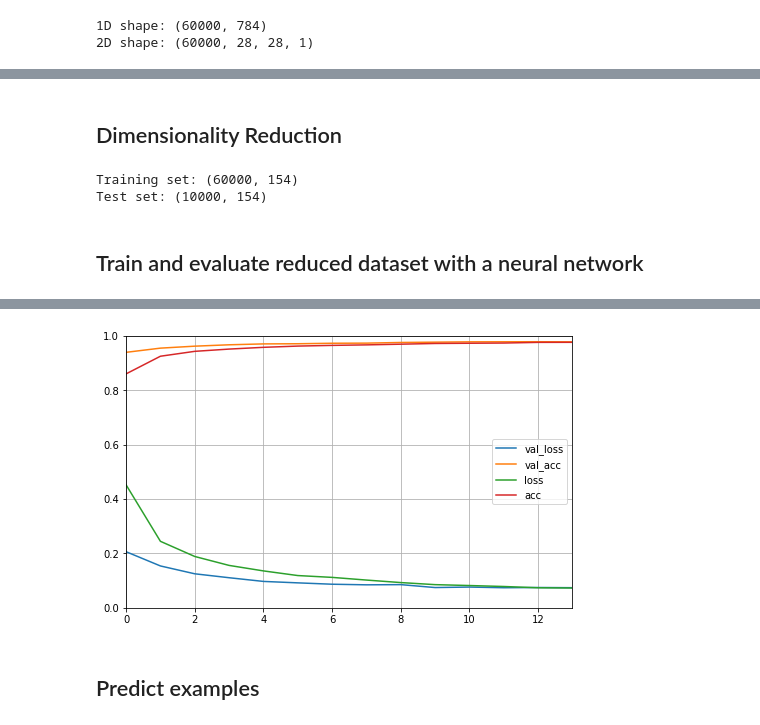
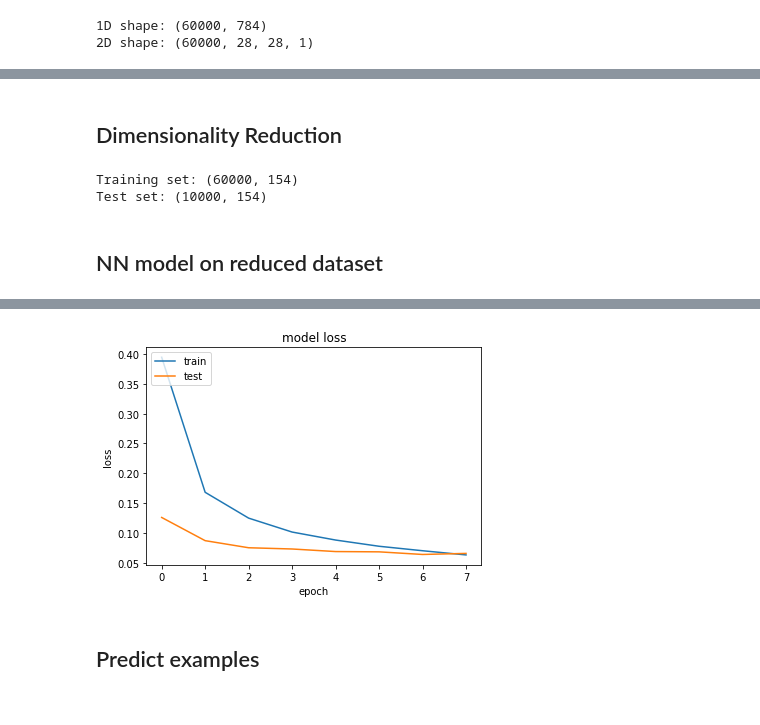
Before and after one commit to jhagelback/ml-sk, a Jupyter notebook: Keras/MNIST Keras.ipynb, the cells around one changed output, grey strips where cells are left out. Cells and saved outputs as stored; diff of their text form; code cells hidden in the pictures.

```diff
--- a/Keras/MNIST Keras.ipynb
+++ b/Keras/MNIST Keras.ipynb
@@ -90,9 +73,16 @@ None
 # %%
+# Create Linear Softmax model
+lin_clf = Sequential()
+lin_clf.add(Dense(10, input_dim=784, activation="softmax"))
+
+# Compile model
+lin_clf.compile(loss="categorical_crossentropy", optimizer="adam", metrics=["accuracy"])
+
 # Start timer
 start = time.time()
 
 # Train model on training data
-lin_clf.fit(X_train_1D, y_train, batch_size=32, epochs=8, verbose=1)
+history = lin_clf.fit(X_train_1D, y_train, batch_size=64, epochs=6, validation_split=0.1, verbose=1)
 # Evaluate model on test data
 score = lin_clf.evaluate(X_test_1D, y_test, verbose=0)
 
@@ -102,4 +92,13 @@ end = time.time()
 # Print results
 print("\nTest Accuracy: {0:0.2f}%".format(score[1] * 100))
 print("Time elapsed: {0:0.2f} sec".format(end - start))
+
+# Plot training history
+plt.plot(history.history['loss'])
+plt.plot(history.history['val_loss'])
+plt.title('model loss')
+plt.ylabel('loss')
+plt.xlabel('epoch')
+plt.legend(['train', 'test'], loc='upper left')
+plt.show()
 # %% [output]
@@ -316,3 +270,3 @@ print(conf_mx)
 # %% [markdown]
-<h2>Dimensionality Reduction</h2>
+## Dimensionality Reduction
 # %%
@@ -330,22 +282,19 @@ print("Test set:",X_test_1D_dr.shape)
 # %% [output]
 Training set: (60000, 154)
 Test set: (10000, 154)
-# %% [markdown]
-<h2>Train and evaluate reduced dataset with a neural network</h2>
+# %% [markdown]
+## NN model on reduced dataset
 # %%
 # Create Neural Net Softmax model for the reduced size dataset
 snn_clf = Sequential()
 # - first Dense
-snn_clf.add(Dense(128, input_dim=154, activation="elu", kernel_initializer="he_normal"))
+snn_clf.add(Dense(128, input_dim=154, activation="relu", kernel_initializer="normal"))
 snn_clf.add(Dropout(0.2))
 # - second Dense
-snn_clf.add(Dense(128, activation="elu", kernel_initializer="he_normal"))
+snn_clf.add(Dense(128, activation="relu", kernel_initializer="normal"))
 snn_clf.add(Dropout(0.2))
 # - output
 snn_clf.add(Dense(10, activation="softmax"))
-
-# Early stopping
-cp = EarlyStopping(patience=2, restore_best_weights=True)
 
 # Compile model
 snn_clf.compile(loss="categorical_crossentropy", optimizer="adam", metrics=["accuracy"])
@@ -354,7 +303,7 @@ snn_clf.compile(loss="categorical_crossentropy", optimizer="adam", metrics=["acc
 start = time.time()
 
 # Train model on training data
-history = snn_clf.fit(X_train_1D_dr, y_train, batch_size=64, epochs=20, validation_split=0.2, callbacks=[cp], verbose=1)
+history = snn_clf.fit(X_train_1D_dr, y_train, batch_size=64, epochs=8, validation_split=0.1, verbose=1)
 # Evaluate model on test data
 score = snn_clf.evaluate(X_test_1D_dr, y_test, verbose=0)
 
@@ -366,8 +315,11 @@ print("\nTest Accuracy: {0:0.2f}%".format(score[1] * 100))
 print("Time elapsed: {0:0.2f} sec".format(end - start))
 
 # Plot training history
-pd.DataFrame(history.history).plot(figsize=(8, 5))
-plt.grid(True)
-plt.gca().set_ylim(0, 1) # set the vertical range to [0-1]
+plt.plot(history.history['loss'])
+plt.plot(history.history['val_loss'])
+plt.title('model loss')
+plt.ylabel('loss')
+plt.xlabel('epoch')
+plt.legend(['train', 'test'], loc='upper left')
 plt.show()
 # %% [output]
@@ -391,4 +346,4 @@ Time elapsed: 30.13 sec
-[figure, old version]
+[figure, new version]
 # %% [markdown]
 <h2>Predict examples</h2>
 # %%
```
Also changed, not shown: parts of 21 cells of this notebook.
